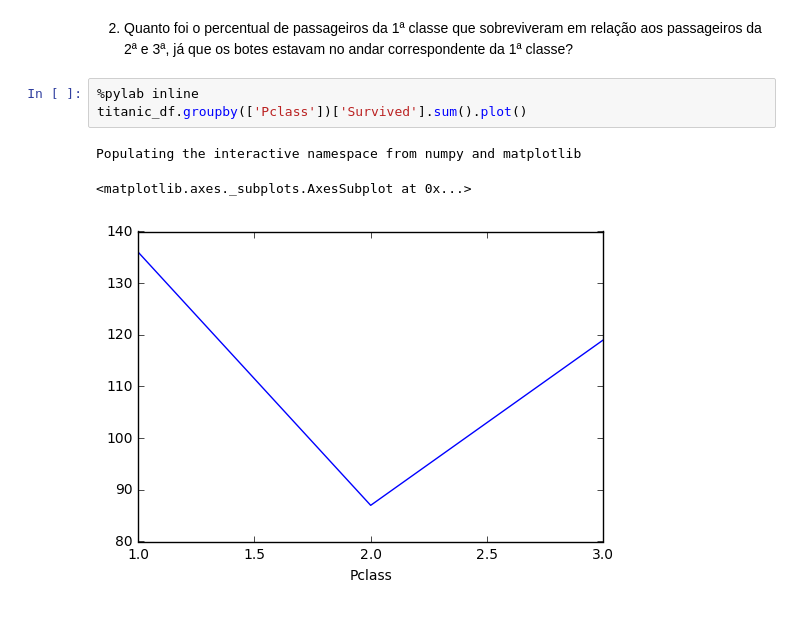
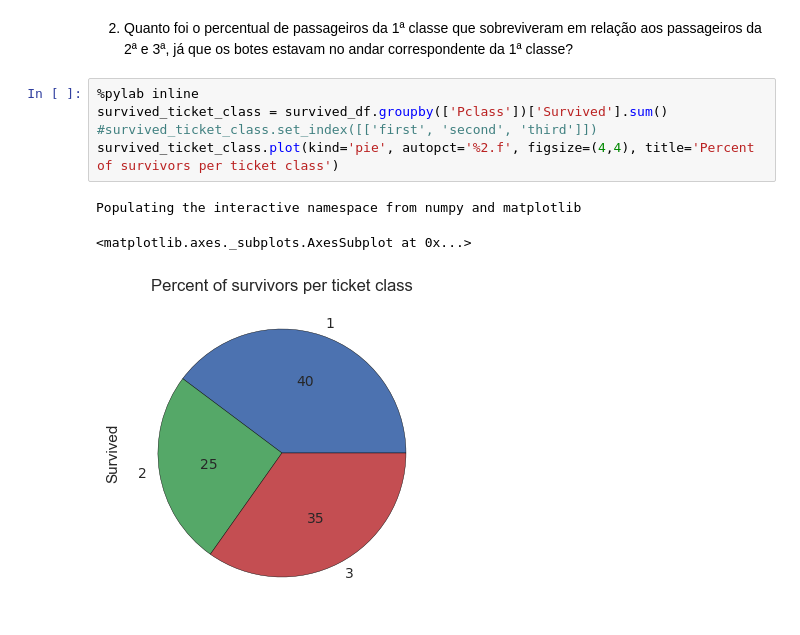
Before and after one commit to dsuruagy/udacityDataAnalyst, a Jupyter notebook: part3/l5-numpyPandas2DData/Project/Investigate Titanic Dataset.ipynb, the cells around one changed output. Drawn from its saved outputs; the diff is of its cells as text.

```diff
--- a/part3/l5-numpyPandas2DData/Project/Investigate Titanic Dataset.ipynb
+++ b/part3/l5-numpyPandas2DData/Project/Investigate Titanic Dataset.ipynb
@@ -56,9 +72,11 @@ survived_df.head(10)
 # %% [markdown]
 2) Quanto foi o percentual de passageiros da 1ª classe que sobreviveram em relação aos passageiros da 2ª e 3ª, já que os botes estavam no andar correspondente da 1ª classe?
-# %%
-%pylab inline
-titanic_df.groupby(['Pclass'])['Survived'].sum().plot()
-# %% [output]
-Populating the interactive namespace from numpy and matplotlib
-<matplotlib.axes._subplots.AxesSubplot at 0x...>
-[figure, removed]
+# %%
+%pylab inline
+survived_ticket_class = survived_df.groupby(['Pclass'])['Survived'].sum()
+#survived_ticket_class.set_index([['first', 'second', 'third']])
+survived_ticket_class.plot(kind='pie', autopct='%2.f', figsize=(4,4), title='Percent of survivors per ticket class')
+# %% [output]
+Populating the interactive namespace from numpy and matplotlib
+<matplotlib.axes._subplots.AxesSubplot at 0x...>
+[figure, added]
```
Also changed, not shown: parts of 7 cells of this notebook.
